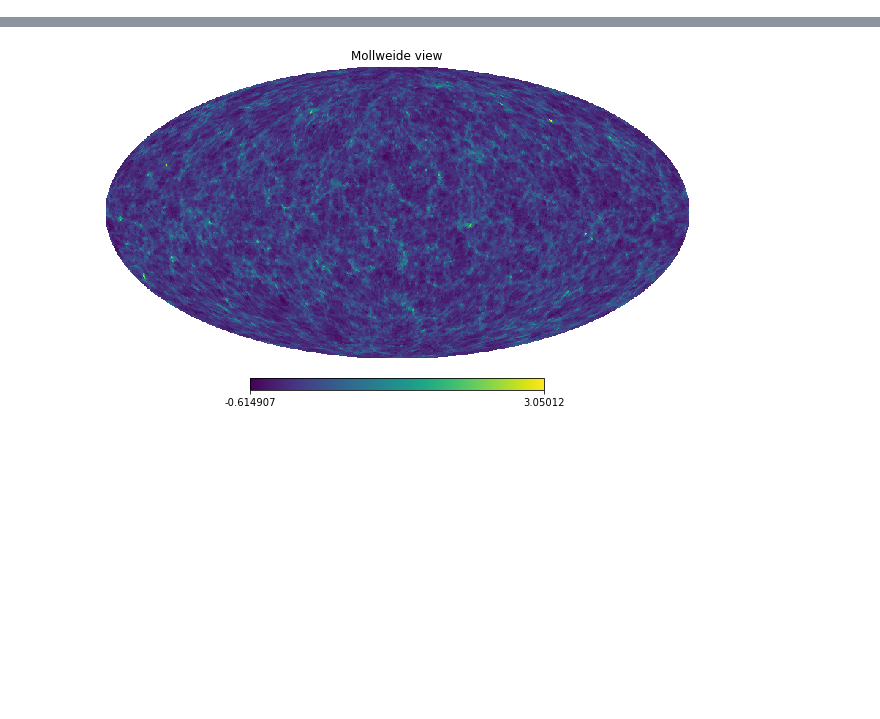
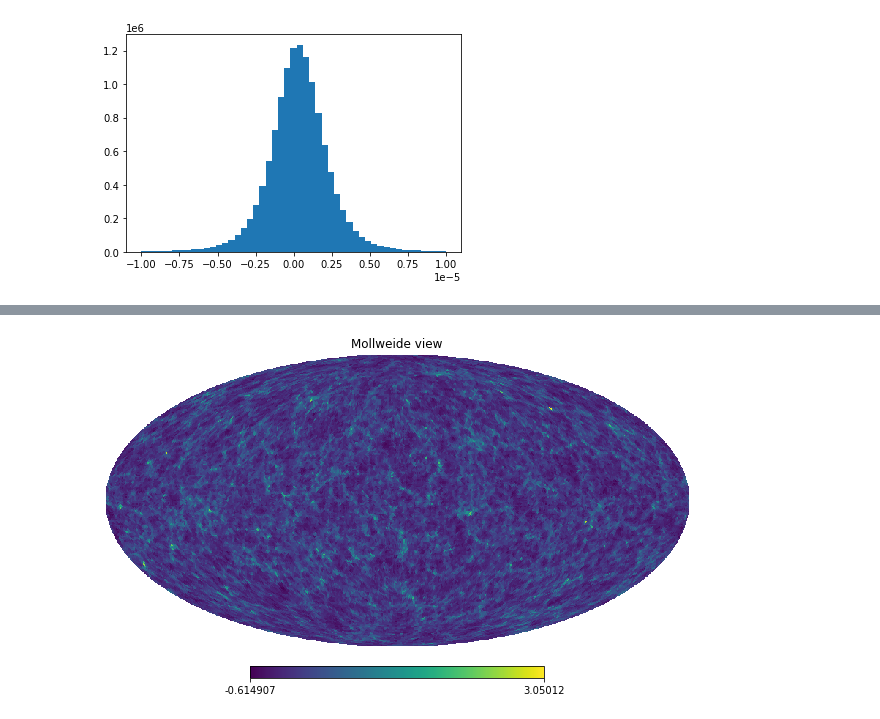
Before and after one commit to wurdahl/kSZ-Velocity-Recon-ML, a Jupyter notebook: GenerativeModel-AddCMB.ipynb, the cells around one changed output, grey strips where cells are left out. Saved outputs shown, nothing was run; the diff lists cells and outputs as text; code cells hidden in the pictures; blank space fills up the shorter version.

```diff
--- a/GenerativeModel-AddCMB.ipynb
+++ b/GenerativeModel-AddCMB.ipynb
@@ -33,0 +42,5 @@ import os
+# %%
+#2048^2 particles
+plt.hist(kSZMap2, bins=np.linspace(-10**-5,10**-5));
+# %% [output]
+[figure, added]
```
Also changed, not shown: parts of 13 cells of this notebook, 7 other files.
